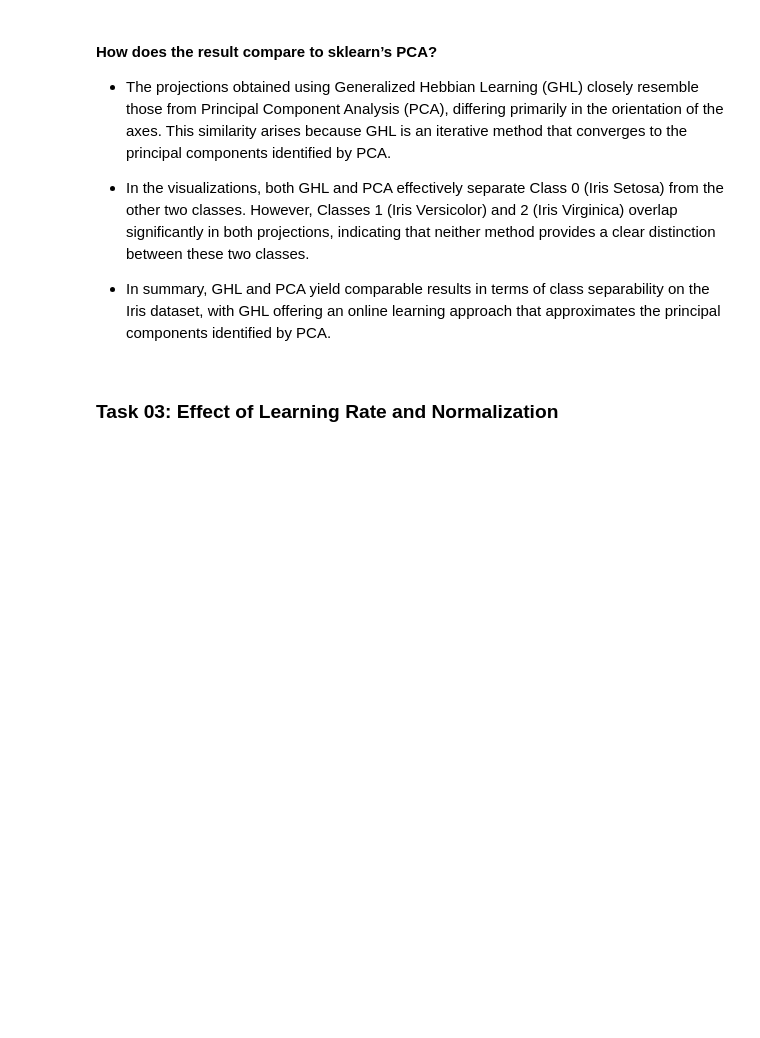
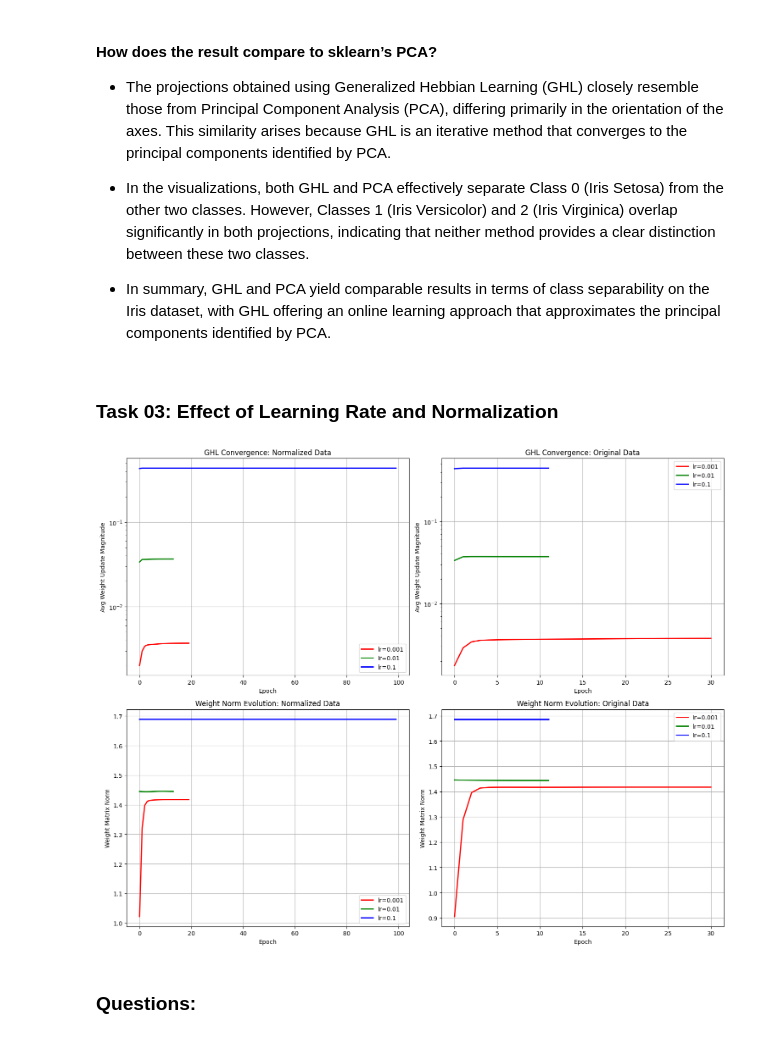
Before and after one commit to KATTA-00/CO542-Neural-Networks-Labs, a Jupyter notebook: lab03/E19129_lab03.ipynb, the cells around one changed output. Drawn from its saved outputs; the diff is of its cells as text; code cells hidden in the pictures; blank space fills up the shorter version.

```diff
--- a/lab03/E19129_lab03.ipynb
+++ b/lab03/E19129_lab03.ipynb
@@ -343,0 +390,70 @@ plt.show()
+# %%
+# Run for Normalized Data
+for lr in learning_rates:
+    W, losses, weight_norms = run_ghl_track_loss(X_scaled, n_components=2, lr=lr, n_epochs=100)
+    results_normalized[lr] = {
+        'losses': losses,
+        'weight_norms': weight_norms,
+        'final_weights': W
+    }
+
+# Run for Original Data
+for lr in learning_rates:
+    W, losses, weight_norms = run_ghl_track_loss(X, n_components=2, lr=lr, n_epochs=100)
+    results_original[lr] = {
+        'losses': losses,
+        'weight_norms': weight_norms,
+        'final_weights': W
+    }
+# %%
+# Plotting
+fig, axes = plt.subplots(2, 2, figsize=(15, 12))
+
+# Plot 1: Normalized Data Loss
+ax1 = axes[0, 0]
+for lr, color in zip(learning_rates, colors):
+    ax1.plot(results_normalized[lr]['losses'], label=f"lr={lr}", color=color, linewidth=2)
+ax1.set_title("GHL Convergence: Normalized Data")
+ax1.set_xlabel("Epoch")
+ax1.set_ylabel("Avg Weight Update Magnitude")
+ax1.legend()
+ax1.grid(True)
+ax1.set_yscale('log')
+
+# Plot 2: Original Data Loss
+ax2 = axes[0, 1]
+for lr, color in zip(learning_rates, colors):
+    ax2.plot(results_original[lr]['losses'], label=f"lr={lr}", color=color, linewidth=2)
+ax2.set_title("GHL Convergence: Original Data")
+ax2.set_xlabel("Epoch")
+ax2.set_ylabel("Avg Weight Update Magnitude")
+ax2.legend()
+ax2.grid(True)
+ax2.set_yscale('log')
+
+# Plot 3: Normalized Data Weight Norms
+ax3 = axes[1, 0]
+for lr, color in zip(learning_rates, colors):
+    ax3.plot(results_normalized[lr]['weight_norms'], label=f"lr={lr}", color=color, linewidth=2)
+ax3.set_title("Weight Norm Evolution: Normalized Data")
+ax3.set_xlabel("Epoch")
+ax3.set_ylabel("Weight Matrix Norm")
+ax3.legend()
+ax3.grid(True)
+
+# Plot 4: Original Data Weight Norms
+ax4 = axes[1, 1]
+for lr, color in zip(learning_rates, colors):
+    ax4.plot(results_original[lr]['weight_norms'], label=f"lr={lr}", color=color, linewidth=2)
+ax4.set_title("Weight Norm Evolution: Original Data")
+ax4.set_xlabel("Epoch")
+ax4.set_ylabel("Weight Matrix Norm")
+ax4.legend()
+ax4.grid(True)
+
+plt.tight_layout()
+plt.show()
+# %% [output]
+[figure, added]
+# %% [markdown]
+### **Questions:**
```
Also changed, not shown: parts of 6 cells of this notebook.
